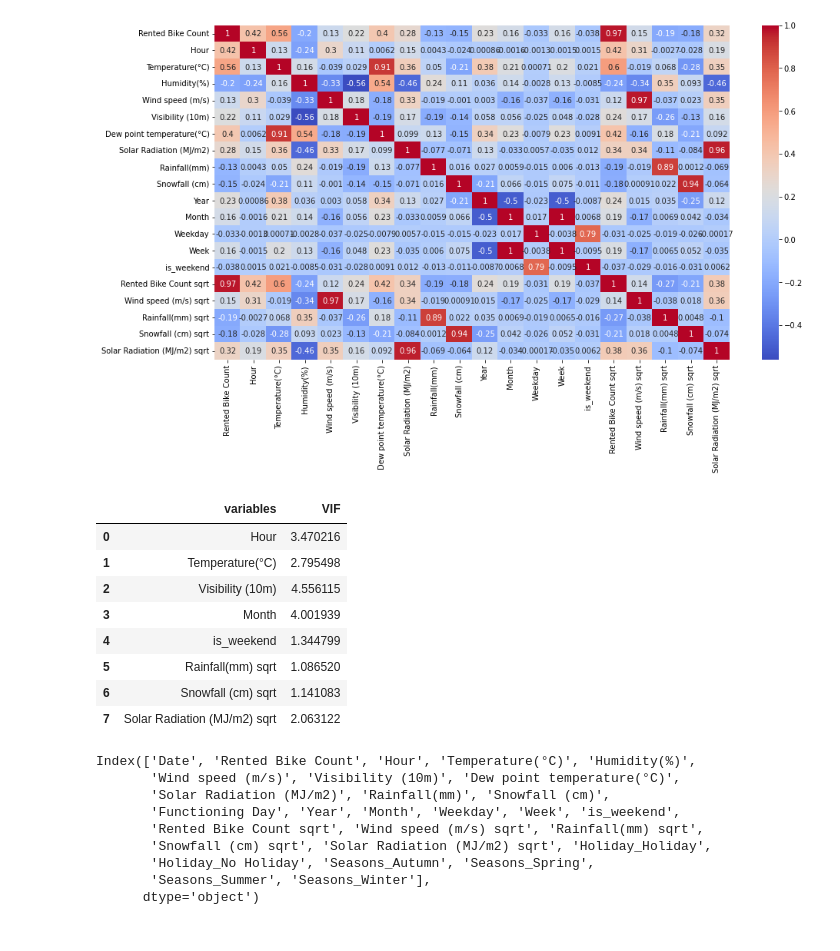
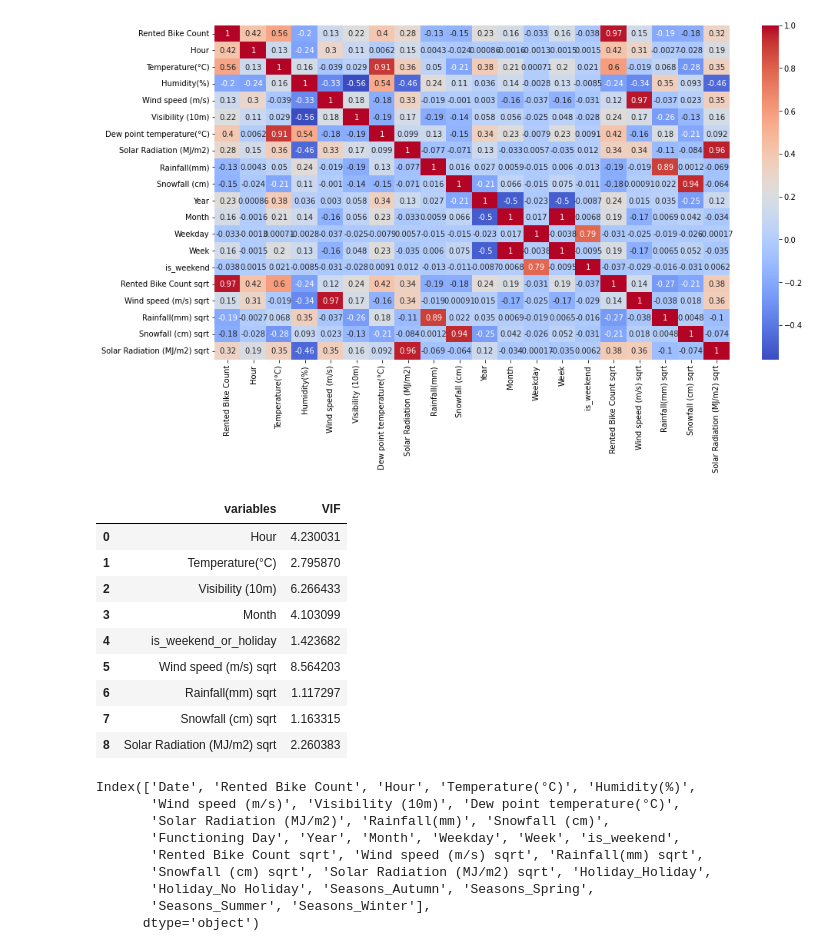
Before and after one commit to Abhi-nav0506/Capstone-Project---Bike-Sharing-Demand-Prediction--, a Jupyter notebook: Bike_Sharing_Demand_Prediction_Capstone_Project.ipynb, the cells around one changed output. Saved outputs shown, nothing was run; the diff lists cells and outputs as text; code cells hidden in the pictures.

```diff
--- a/Bike_Sharing_Demand_Prediction_Capstone_Project.ipynb
+++ b/Bike_Sharing_Demand_Prediction_Capstone_Project.ipynb
@@ -426,27 +426,28 @@ sns.heatmap((correlation), annot=True, cmap='coolwarm')
 # %%
 #Multicollinearity
 from statsmodels.stats.outliers_influence import variance_inflation_factor
 def calc_vif(X):
 
     # Calculating VIF
     vif = pd.DataFrame()
     vif["variables"] = X.columns
     vif["VIF"] = [variance_inflation_factor(X.values, i) for i in range(X.shape[1])]
 
     return(vif)
 
 calc_vif(seoul_xtrain_ts[[i for i in seoul_xtrain_ts.describe().columns if i not in ['Rented Bike Count','Rented Bike Count sqrt','Dew point temperature(°C)','Week','Year','Weekday','Wind speed (m/s)',
-                                                                                     'Rainfall(mm)','Snowfall (cm)','Solar Radiation (MJ/m2)','Wind speed (m/s) sqrt','Humidity(%)']]])
+                                                                                     'Rainfall(mm)','Snowfall (cm)','Solar Radiation (MJ/m2)','Humidity(%)','Month Demand Level']]])
 # %% [output]
 |  | variables | VIF |
-| 0 | Hour | 3.470216 |
-| 1 | Temperature(°C) | 2.795498 |
-| 2 | Visibility (10m) | 4.556115 |
-| 3 | Month | 4.001939 |
-| 4 | is_weekend | 1.344799 |
-| 5 | Rainfall(mm) sqrt | 1.086520 |
-| 6 | Snowfall (cm) sqrt | 1.141083 |
-| 7 | Solar Radiation (MJ/m2) sqrt | 2.063122 |
+| 0 | Hour | 4.230031 |
+| 1 | Temperature(°C) | 2.795870 |
+| 2 | Visibility (10m) | 6.266433 |
+| 3 | Month | 4.103099 |
+| 4 | is_weekend_or_holiday | 1.423682 |
+| 5 | Wind speed (m/s) sqrt | 8.564203 |
+| 6 | Rainfall(mm) sqrt | 1.117297 |
+| 7 | Snowfall (cm) sqrt | 1.163315 |
+| 8 | Solar Radiation (MJ/m2) sqrt | 2.260383 |
 # %%
 num_features = ['Hour','Temperature(°C)','Visibility (10m)','Month','is_weekend','Rainfall(mm) sqrt','Snowfall (cm) sqrt','Solar Radiation (MJ/m2) sqrt']
 # %%
```
Also changed, not shown: parts of 24 cells of this notebook.
